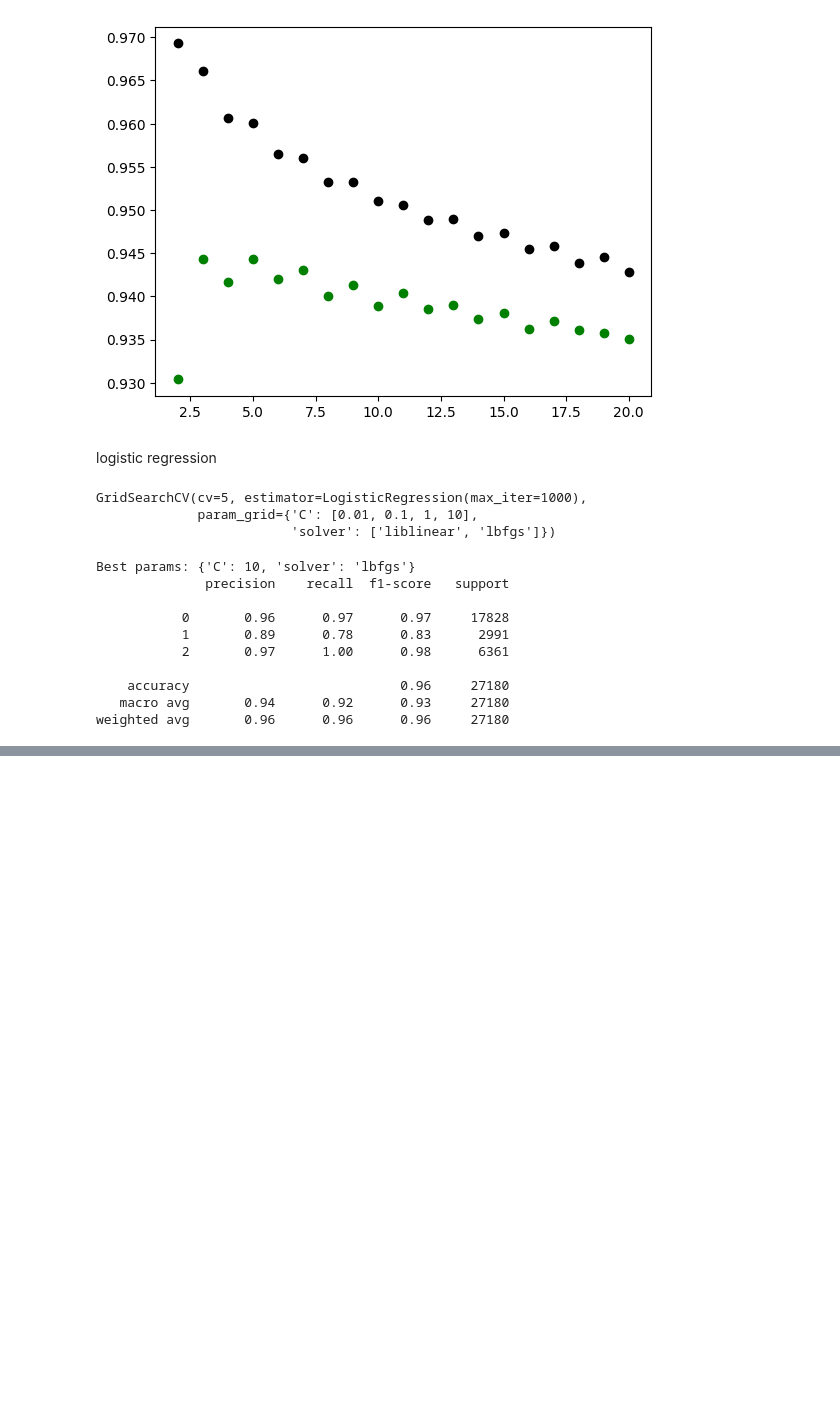
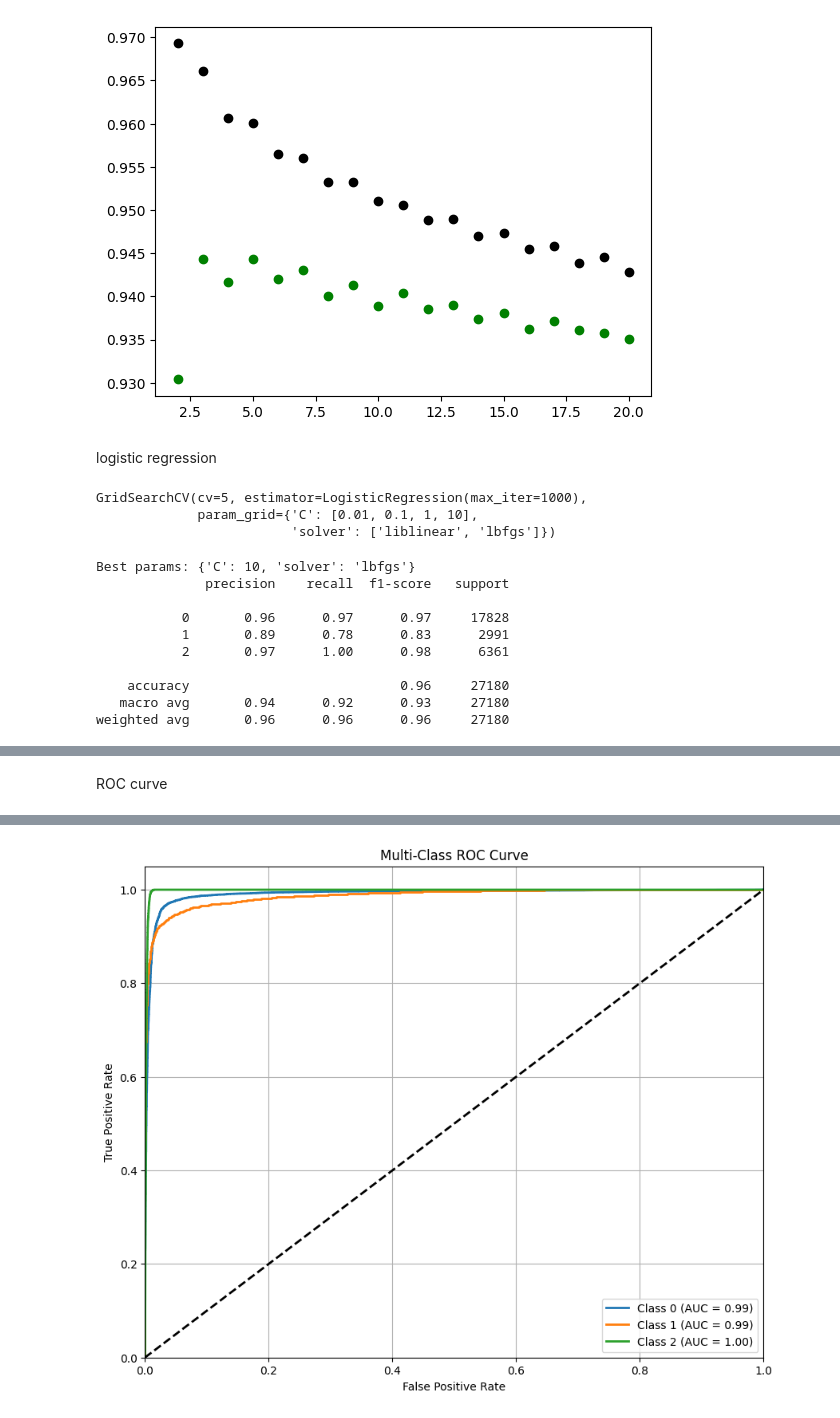
Before and after one commit to Narimaneker/Projet_ARNN, a Jupyter notebook: star_classfication.ipynb, the cells around one changed output, grey strips where cells are left out. Cells and saved outputs as stored; diff of their text form; code cells hidden in the pictures; blank space fills up the shorter version.

```diff
--- a/star_classfication.ipynb
+++ b/star_classfication.ipynb
@@ -359,0 +459,48 @@ weighted avg       0.96      0.96      0.96     27180
+# %% [markdown]
+ROC curve
+# %%
+from sklearn.preprocessing import label_binarize
+from sklearn.metrics import roc_curve, auc
+import matplotlib.pyplot as plt
+import numpy as np
+
+# Suppose you have these:
+# y_test → your true labels (example: [0, 1, 2, 1, 0, 2, ...])
+# y_pred_prob → model predicted probabilities for each class (not the predicted classes)
+
+# Example: if you have 3 classes: galaxy (0), star (1), quasar (2)
+n_classes = len(np.unique(y_test))
+
+# Step 1: Binarize the labels
+y_test_binarized = label_binarize(y_test, classes=list(range(n_classes)))
+# Predict probabilities
+y_pred_prob = model.predict(x_test)
+
+# Step 2: Calculate ROC curve and ROC area for each class
+fpr = dict()
+tpr = dict()
+roc_auc = dict()
+
+for i in range(n_classes):
+    fpr[i], tpr[i], _ = roc_curve(y_test_binarized[:, i], y_pred_prob[:, i])
+    roc_auc[i] = auc(fpr[i], tpr[i])
+
+# Step 3: Plot all ROC curves
+plt.figure(figsize=(10, 8))
+
+for i in range(n_classes):
+    plt.plot(fpr[i], tpr[i], lw=2,
+             label=f'Class {i} (AUC = {roc_auc[i]:.2f})')
+
+# Plot random line (diagonal)
+plt.plot([0, 1], [0, 1], 'k--', lw=2)
+
+plt.xlim([0.0, 1.0])
+plt.ylim([0.0, 1.05])
+plt.xlabel('False Positive Rate')
+plt.ylabel('True Positive Rate')
+plt.title('Multi-Class ROC Curve')
+plt.legend(loc="lower right")
+plt.grid()
+plt.show()
+# %% [output]
@@ -359,0 +508 @@ weighted avg       0.96      0.96      0.96     27180
+[figure, added]
```
Also changed, not shown: parts of 11 cells of this notebook, 1 other file.
